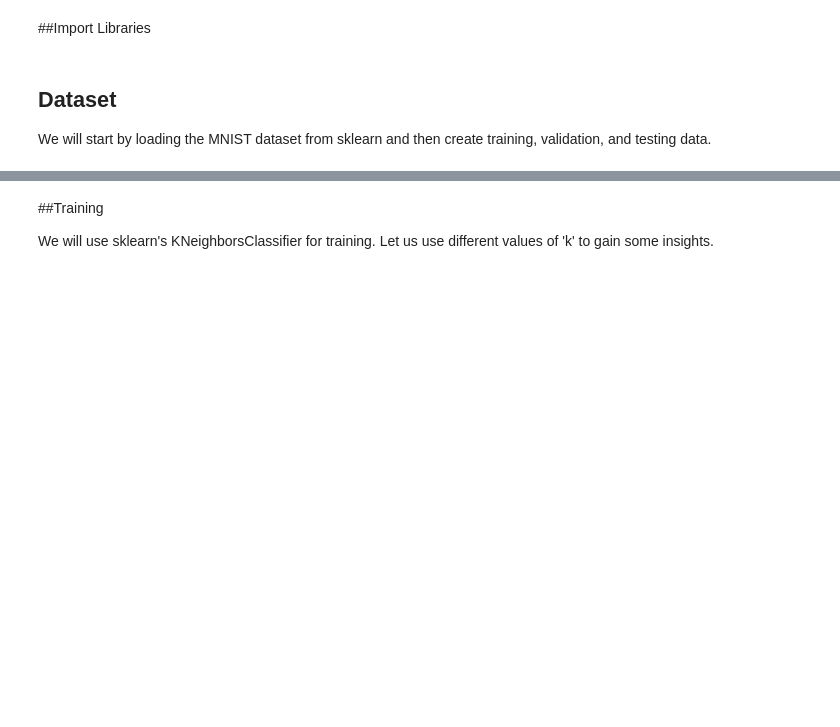
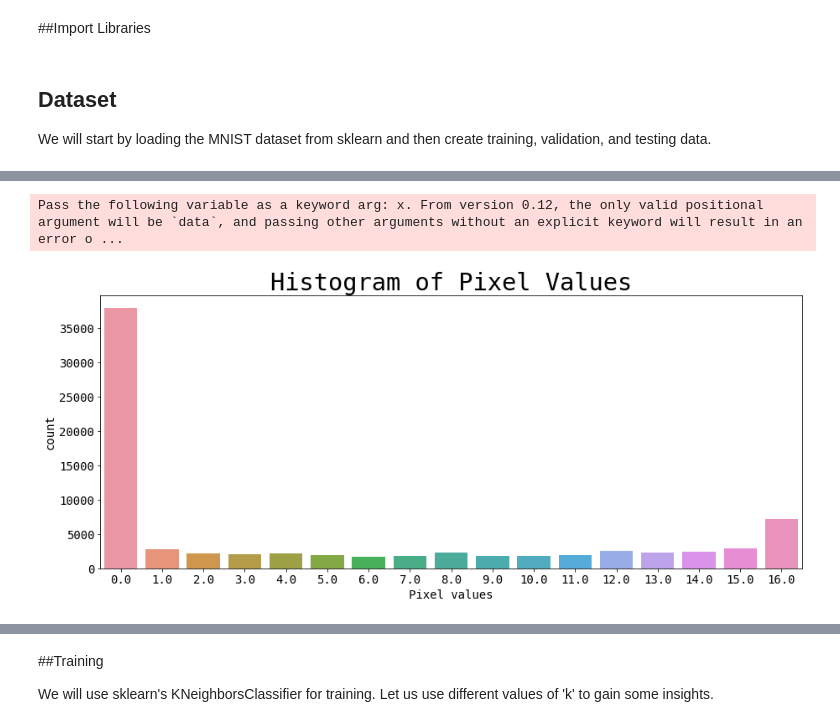
Before and after one commit to tynguyen/ML_ipython_worksheets, a Jupyter notebook: K_Nearest_Neighbors.ipynb, the cells around one changed output, grey strips where cells are left out. Cells and saved outputs as stored; diff of their text form; code cells hidden in the pictures; blank space fills up the shorter version.

```diff
--- a/K_Nearest_Neighbors.ipynb
+++ b/K_Nearest_Neighbors.ipynb
@@ -30,16 +18,46 @@ import cv2
+# %%
+from sklearn.model_selection import train_test_split
+from sklearn.neighbors import KNeighborsClassifier
+from sklearn.metrics import confusion_matrix
+from sklearn.metrics import classification_report
+from sklearn.datasets import load_digits
+from skimage import exposure
+import matplotlib.pyplot as plt
+import numpy as np
+import cv2
+import plotly.graph_objects as go
+import seaborn as sns
+import matplotlib as mpl
+# Some simple settings to make nice figures
+mpl.rc('axes', labelsize=14)
+mpl.rc('xtick', labelsize=14)
+mpl.rc('ytick', labelsize=14) # y axis's label size
+mpl.rc('font', size=24) # Fig's title size
+mpl.rc('legend', fontsize=14) # Legend's fontsize
+mpl.rc('pdf', fonttype=42) # To avoid font-type-3 issue when importing figures as pdf for paper publication
+mpl.rc('font', family={'Times','monospace','sans-serif','monospace'}) # To avoid font-type-3 issue when importing figures as pdf for paper publication
 # %% [markdown]
 ## Dataset
 
 We will start by loading the MNIST dataset from sklearn and then create training, validation, and testing data.
 # %%
 # load the MNIST digits dataset
-mnist = datasets.load_digits()
+mnist = load_digits()
+"""
+**Data Set Characteristics:**
+    :Number of Instances: 5620
+    :Number of Attributes: 64
+    :Attribute Information: 8x8 image of integer pixels in the range 0..16.
+    :Missing Attribute Values: None
+    :Creator: E. Alpaydin (alpaydin '@' boun.edu.tr)
+    :Date: July; 1998
+"""
 
 # take the MNIST data and construct the training and testing split, using 75% of the
 # data for training and 25% for testing
 
-(X_train, X_test, y_train, y_test) = train_test_split(np.array(mnist.data),
-mnist.target, test_size=0.25, random_state=42)
+X_train, X_test, y_train, y_test = train_test_split(np.array(mnist.data),
+mnist.target, test_size=0.25, random_state=0)
 
 # now, let's take 10% of the training data and use that for validation
 
@@ -50,6 +68,9 @@ mnist.target, test_size=0.25, random_state=42)
 print("training data points: {}".format(len(y_train)))
 print("validation data points: {}".format(len(y_val)))
 print("testing data points: {}".format(len(y_test)))
+print(f"Shape of X_train: {X_train.shape}")
+print(f"Shape of y_train: {y_train.shape}")
+print(f"Learn more about this data\n: {mnist['DESCR']}")
 # %% [output]
 training data points: 1212
 validation data points: 135
@@ -56,0 +100,9 @@ testing data points: 450
+# %%
+plt.figure(figsize=(15,6))
+sns.countplot(X_train.flatten()) #  convert N x 64 => (N*64,)
+plt.xlabel('Pixel values')
+plt.title('Histogram of Pixel Values')
+plt.show()
+# %% [output]
+Pass the following variable as a keyword arg: x. From version 0.12, the only valid positional argument will be `data`, and passing other arguments without an explicit keyword will result in an error o ...
+[figure, added]
```
Also changed, not shown: parts of 19 cells of this notebook.
